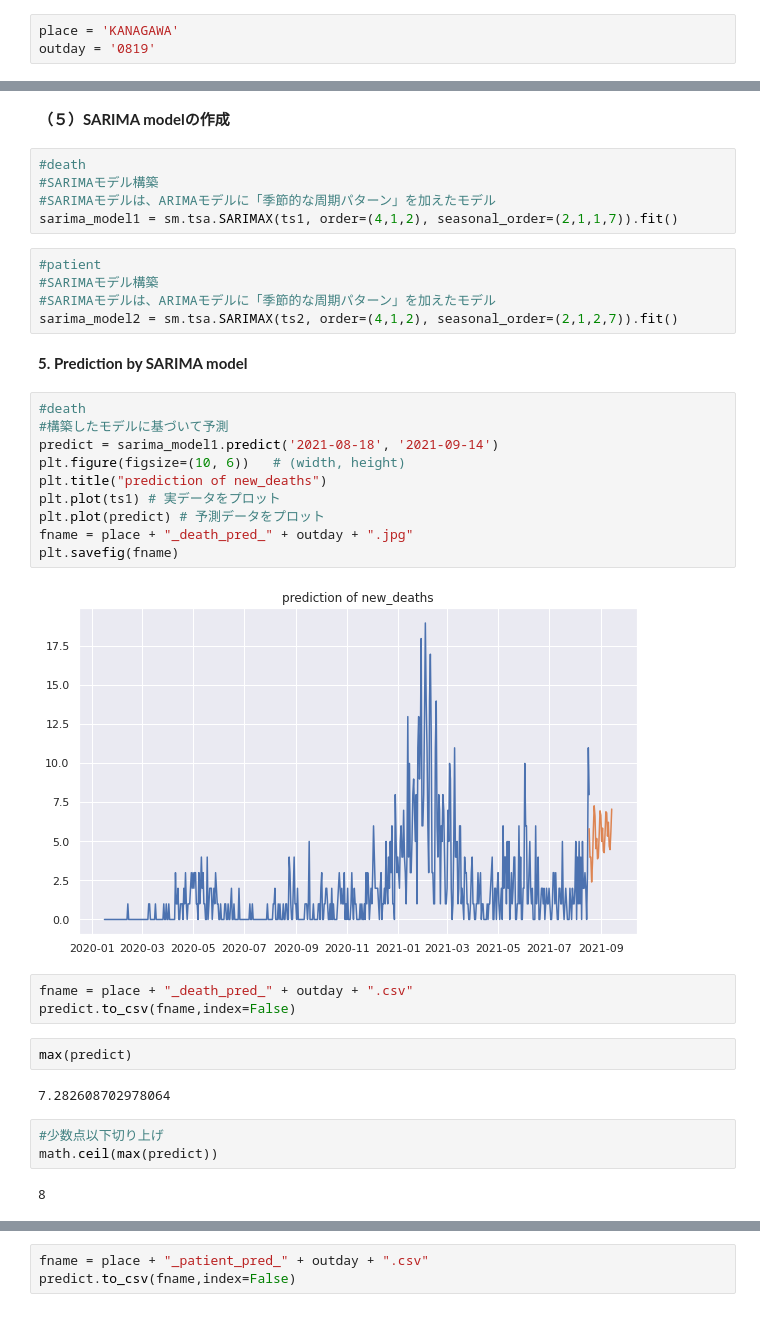
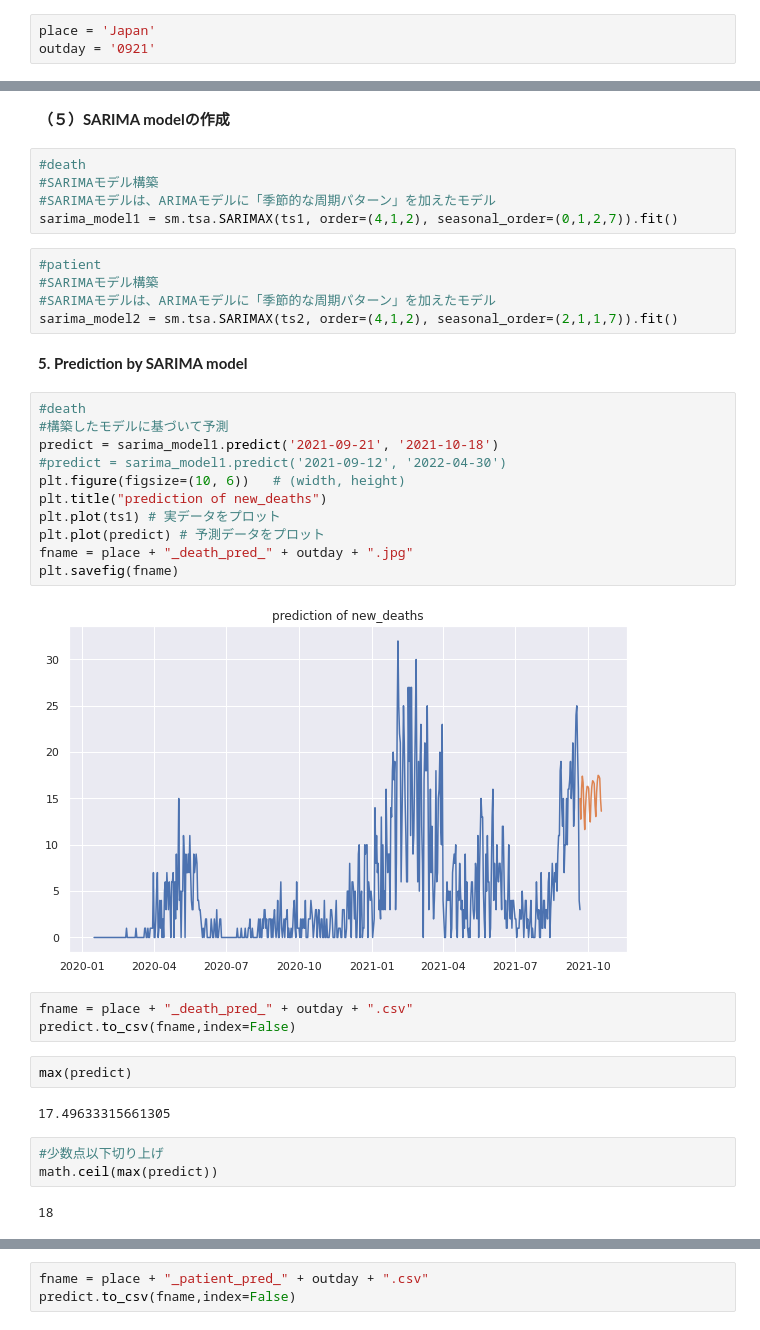
Before and after one commit to NorikoEtani/COVID-19, a Jupyter notebook: TimeLinePrediction.ipynb, the cells around one changed output, grey strips where cells are left out. Saved outputs shown, nothing was run; the diff lists cells and outputs as text.

```diff
--- a/TimeLinePrediction.ipynb
+++ b/TimeLinePrediction.ipynb
@@ -28,8 +28,8 @@ import math
 # %% [markdown]
 **1. Data read**
 # %%
-place = 'KANAGAWA'
-outday = '0819'
+place = 'Japan'
+outday = '0921'
 # %%
 csv_fname = "/content/drive/MyDrive/TimeLineData/"+place+"_"+outday+".csv"
 # %%
@@ -495,38 +489,39 @@ ARIMA(4, 1, 2)x(2, 1, 2, 7)7 - AIC:6192.648171973365
 #death
 #SARIMAモデル構築
 #SARIMAモデルは、ARIMAモデルに「季節的な周期パターン」を加えたモデル
-sarima_model1 = sm.tsa.SARIMAX(ts1, order=(4,1,2), seasonal_order=(2,1,1,7)).fit()
+sarima_model1 = sm.tsa.SARIMAX(ts1, order=(4,1,2), seasonal_order=(0,1,2,7)).fit()
 # %%
 #patient
 #SARIMAモデル構築
 #SARIMAモデルは、ARIMAモデルに「季節的な周期パターン」を加えたモデル
-sarima_model2 = sm.tsa.SARIMAX(ts2, order=(4,1,2), seasonal_order=(2,1,2,7)).fit()
+sarima_model2 = sm.tsa.SARIMAX(ts2, order=(4,1,2), seasonal_order=(2,1,1,7)).fit()
 # %% [markdown]
 **5. Prediction by SARIMA model**
 # %%
 #death
 #構築したモデルに基づいて予測
-predict = sarima_model1.predict('2021-08-18', '2021-09-14')
+predict = sarima_model1.predict('2021-09-21', '2021-10-18')
+#predict = sarima_model1.predict('2021-09-12', '2022-04-30')
 plt.figure(figsize=(10, 6))   # (width, height)
 plt.title("prediction of new_deaths")
 plt.plot(ts1) # 実データをプロット
 plt.plot(predict) # 予測データをプロット
 fname = place + "_death_pred_" + outday + ".jpg"
 plt.savefig(fname)
 # %% [output]
-[figure, old version]
+[figure, new version]
 # %%
 fname = place + "_death_pred_" + outday + ".csv"
 predict.to_csv(fname,index=False)
 # %%
 max(predict)
 # %% [output]
-7.282608702978064
+17.49633315661305
 # %%
 #少数点以下切り上げ
 math.ceil(max(predict))
 # %% [output]
-8
+18
 # %%
 min(predict)
 # %% [output]
```
Also changed, not shown: parts of 22 cells of this notebook.
